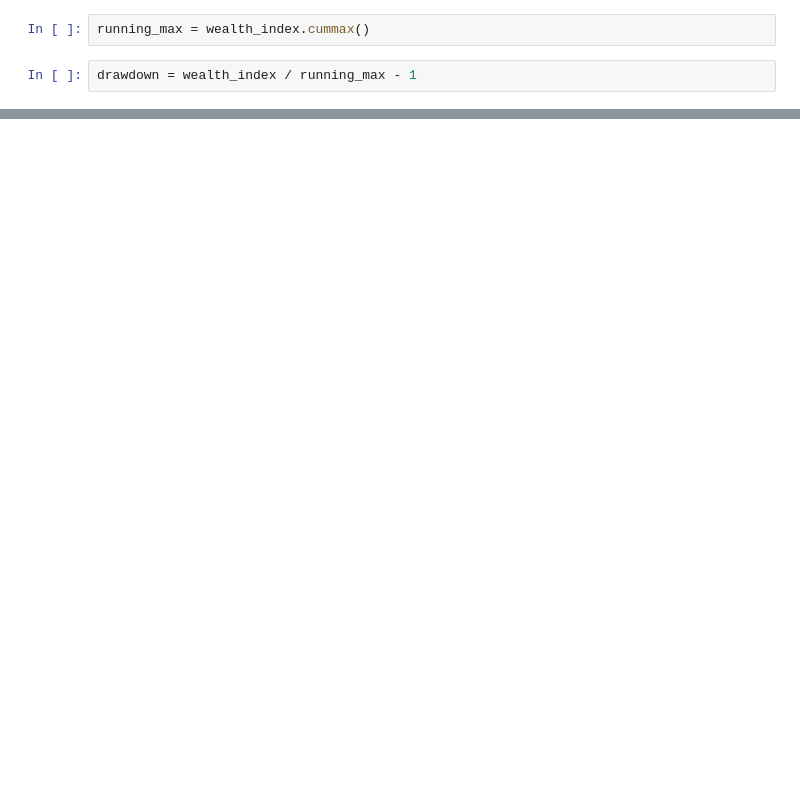
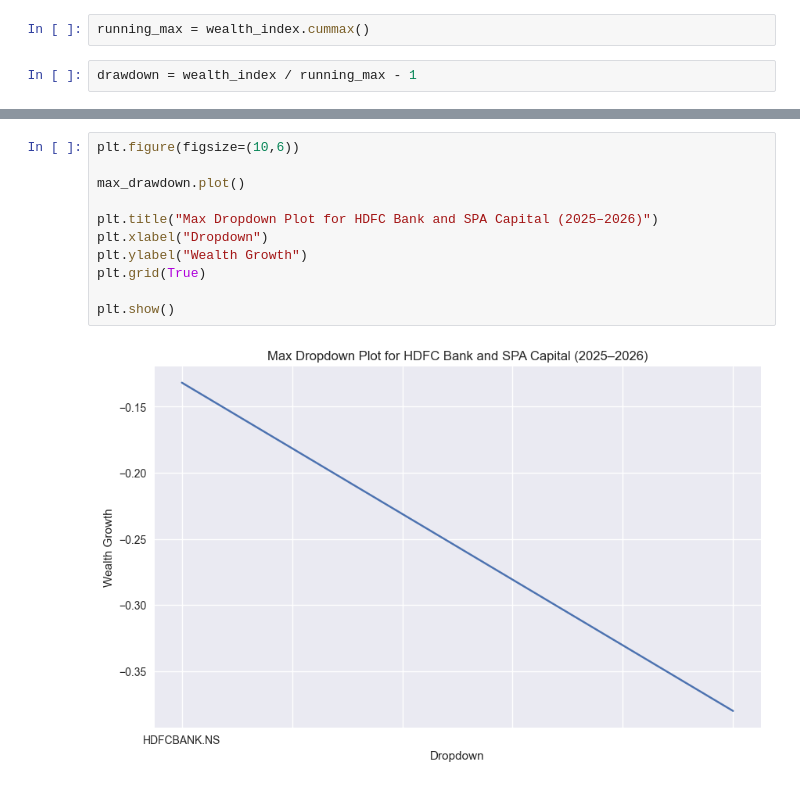
Before and after one commit to AdityaBhardwaj06/drm_project1, a Jupyter notebook: sectionA.ipynb, the cells around one changed output, grey strips where cells are left out. Cells and saved outputs as stored; diff of their text form; blank space fills up the shorter version.

```diff
--- a/sectionA.ipynb
+++ b/sectionA.ipynb
@@ -172,0 +216,13 @@ max_drawdown
+# %%
+plt.figure(figsize=(10,6))
+
+max_drawdown.plot()
+
+plt.title("Max Dropdown Plot for HDFC Bank and SPA Capital (2025–2026)")
+plt.xlabel("Dropdown")
+plt.ylabel("Wealth Growth")
+plt.grid(True)
+
+plt.show()
+# %% [output]
+[figure, added]
```
Also changed, not shown: parts of 17 cells of this notebook, 1 other file.
